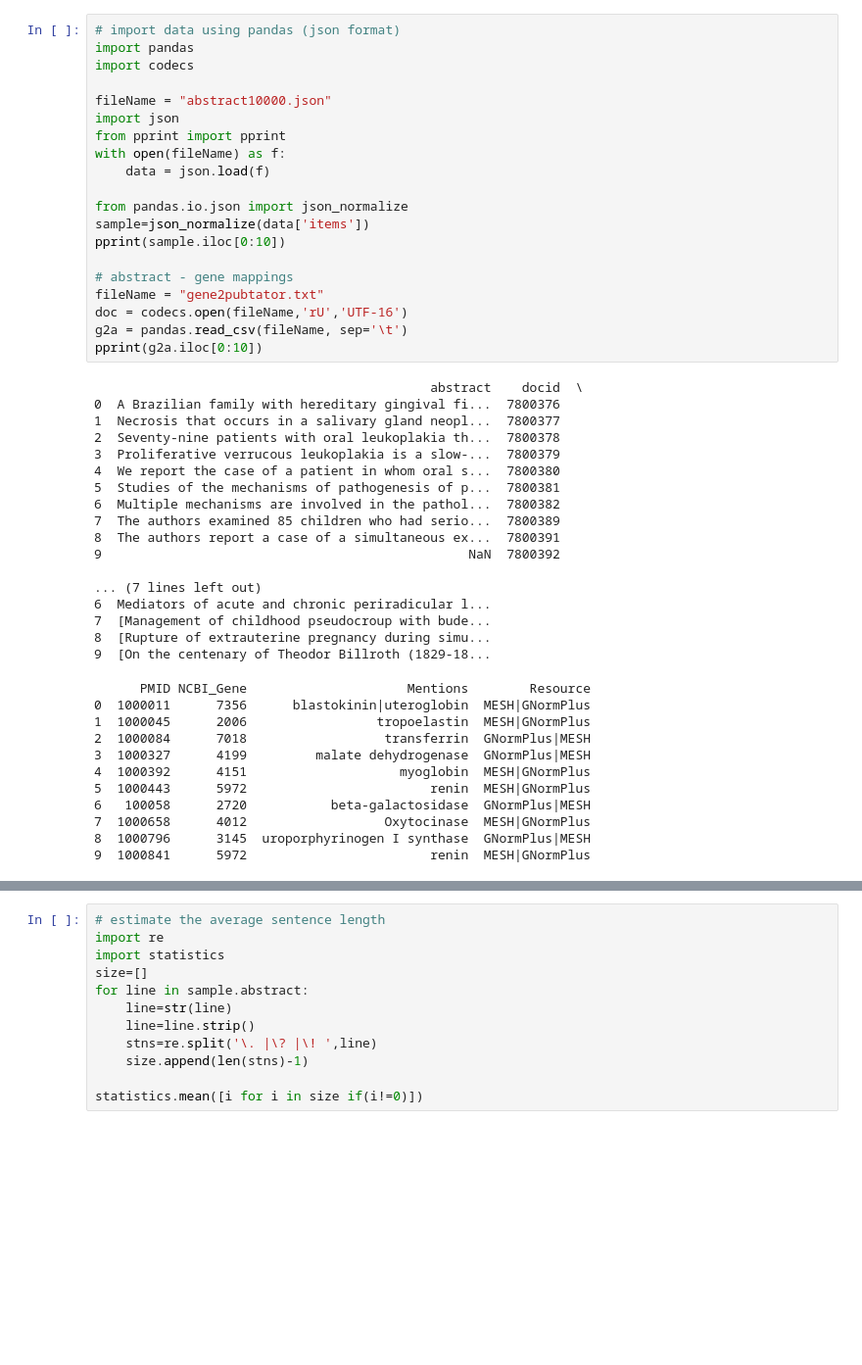
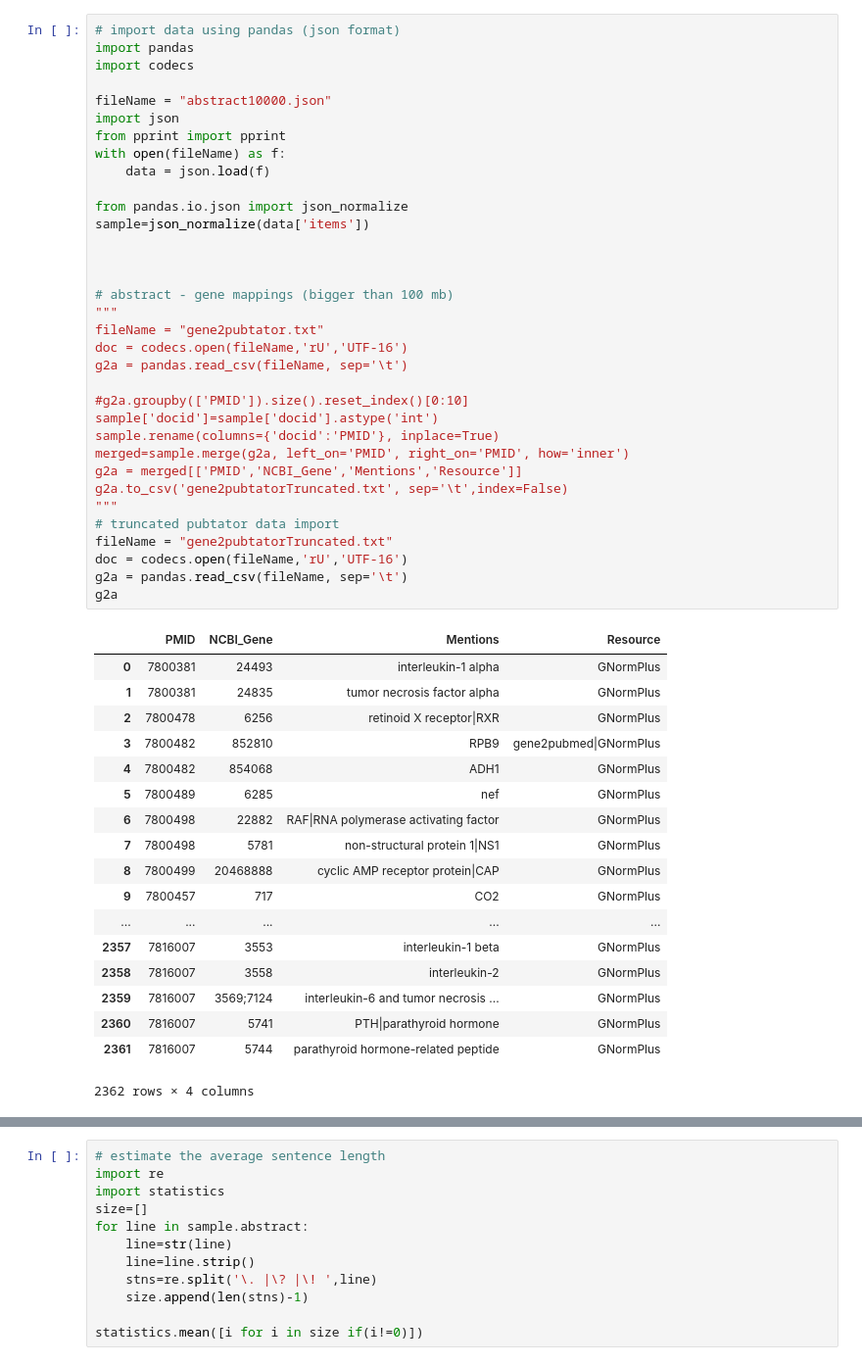
Before and after one commit to uabinf/nlp-group-project-2018-zongliang-and-junlong, a Jupyter notebook: AssembleFeatureBased.ipynb, the cells around one changed output, grey strips where cells are left out. Shown: that part at 98% size. Cells and saved outputs as stored; diff of their text form; blank space fills up the shorter version.

```diff
--- a/AssembleFeatureBased.ipynb
+++ b/AssembleFeatureBased.ipynb
@@ -1,49 +1,53 @@
 # %%
 # import data using pandas (json format)
 import pandas
 import codecs
 
 fileName = "abstract10000.json"
 import json
 from pprint import pprint
 with open(fileName) as f:
     data = json.load(f)
 
 from pandas.io.json import json_normalize
 sample=json_normalize(data['items'])
-pprint(sample.iloc[0:10])
 
-# abstract - gene mappings
+
+
+# abstract - gene mappings (bigger than 100 mb)
+"""
 fileName = "gene2pubtator.txt"
 doc = codecs.open(fileName,'rU','UTF-16')
 g2a = pandas.read_csv(fileName, sep='\t')
-pprint(g2a.iloc[0:10])
+
+#g2a.groupby(['PMID']).size().reset_index()[0:10]
+sample['docid']=sample['docid'].astype('int')
+sample.rename(columns={'docid':'PMID'}, inplace=True)
+merged=sample.merge(g2a, left_on='PMID', right_on='PMID', how='inner')
+g2a = merged[['PMID','NCBI_Gene','Mentions','Resource']]
+g2a.to_csv('gene2pubtatorTruncated.txt', sep='\t',index=False)
+"""
+# truncated pubtator data import
+fileName = "gene2pubtatorTruncated.txt"
+doc = codecs.open(fileName,'rU','UTF-16')
+g2a = pandas.read_csv(fileName, sep='\t')
+g2a
 # %% [output]
+|  | PMID | NCBI_Gene | Mentions | Resource |
+| 0 | 7800381 | 24493 | interleukin-1 alpha | GNormPlus |
+| 1 | 7800381 | 24835 | tumor necrosis factor alpha | GNormPlus |
+| 2 | 7800478 | 6256 | retinoid X receptor|RXR | GNormPlus |
+| 3 | 7800482 | 852810 | RPB9 | gene2pubmed|GNormPlus |
+| 4 | 7800482 | 854068 | ADH1 | GNormPlus |
+| 5 | 7800489 | 6285 | nef | GNormPlus |
+| 6 | 7800498 | 22882 | RAF|RNA polymerase activating factor | GNormPlus |
+| 7 | 7800498 | 5781 | non-structural protein 1|NS1 | GNormPlus |
+| 8 | 7800499 | 20468888 | cyclic AMP receptor protein|CAP | GNormPlus |
+| 9 | 7800457 | 717 | CO2 | GNormPlus |
+| ... | ... | ... | ... | ... |
+| 2357 | 7816007 | 3553 | interleukin-1 beta | GNormPlus |
+| 2358 | 7816007 | 3558 | interleukin-2 | GNormPlus |
+| 2359 | 7816007 | 3569;7124 | interleukin-6 and tumor necrosis ... | GNormPlus |
+| 2360 | 7816007 | 5741 | PTH|parathyroid hormone | GNormPlus |
+| 2361 | 7816007 | 5744 | parathyroid hormone-related peptide | GNormPlus |
-                                            abstract    docid  \
-0  A Brazilian family with hereditary gingival fi...  7800376
-1  Necrosis that occurs in a salivary gland neopl...  7800377
-2  Seventy-nine patients with oral leukoplakia th...  7800378
-3  Proliferative verrucous leukoplakia is a slow-...  7800379
-4  We report the case of a patient in whom oral s...  7800380
-5  Studies of the mechanisms of pathogenesis of p...  7800381
-6  Multiple mechanisms are involved in the pathol...  7800382
-7  The authors examined 85 children who had serio...  7800389
-8  The authors report a case of a simultaneous ex...  7800391
-9                                                NaN  7800392
-
-... (7 lines left out)
-6  Mediators of acute and chronic periradicular l...
-7  [Management of childhood pseudocroup with bude...
-8  [Rupture of extrauterine pregnancy during simu...
-9  [On the centenary of Theodor Billroth (1829-18...
+2362 rows × 4 columns
-      PMID NCBI_Gene                     Mentions        Resource
-0  1000011      7356      blastokinin|uteroglobin  MESH|GNormPlus
-1  1000045      2006                 tropoelastin  MESH|GNormPlus
-2  1000084      7018                  transferrin  GNormPlus|MESH
-3  1000327      4199         malate dehydrogenase  GNormPlus|MESH
-4  1000392      4151                    myoglobin  MESH|GNormPlus
-5  1000443      5972                        renin  MESH|GNormPlus
-6   100058      2720           beta-galactosidase  GNormPlus|MESH
-7  1000658      4012                  Oxytocinase  MESH|GNormPlus
-8  1000796      3145  uroporphyrinogen I synthase  GNormPlus|MESH
-9  1000841      5972                        renin  MESH|GNormPlus
```
Also changed, not shown: parts of 21 cells of this notebook, 2 other files.
